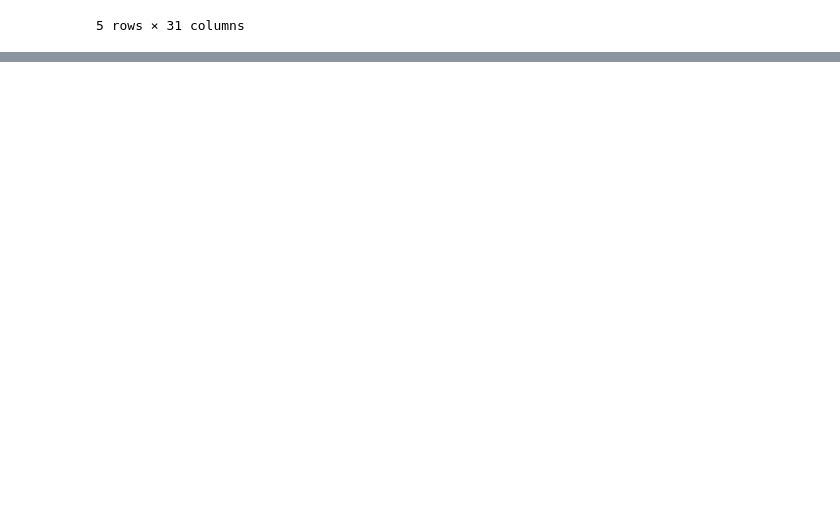
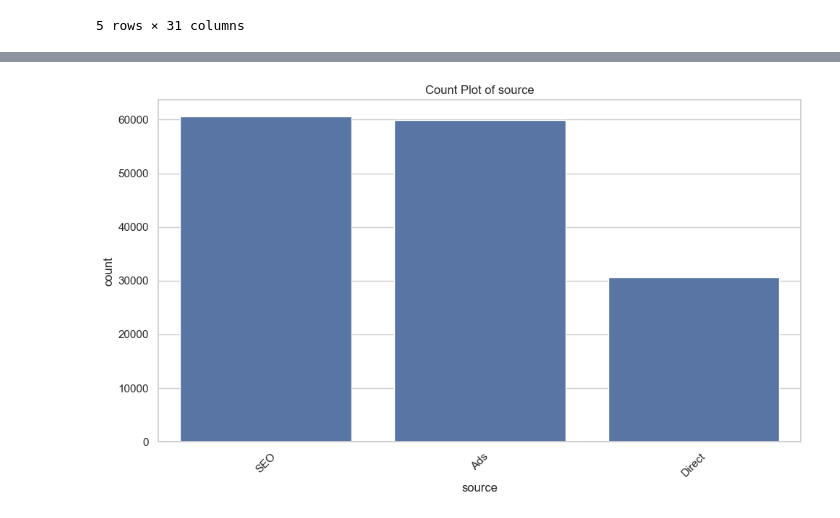
Before and after one commit to mubarek4566/Fraud-Detection-Ecommerce-Banking, a Jupyter notebook: notebooks/main.ipynb, the cells around one changed output, grey strips where cells are left out. Drawn from its saved outputs; the diff is of its cells as text; code cells hidden in the pictures; blank space fills up the shorter version.

```diff
--- a/notebooks/main.ipynb
+++ b/notebooks/main.ipynb
@@ -47,0 +139,4 @@ df_fraud.head()
+# %%
+univariate_analysis(df_fraud, "source")
+# %% [output]
+[figure, added]
```
Also changed, not shown: parts of 22 cells of this notebook, 1 other file.
